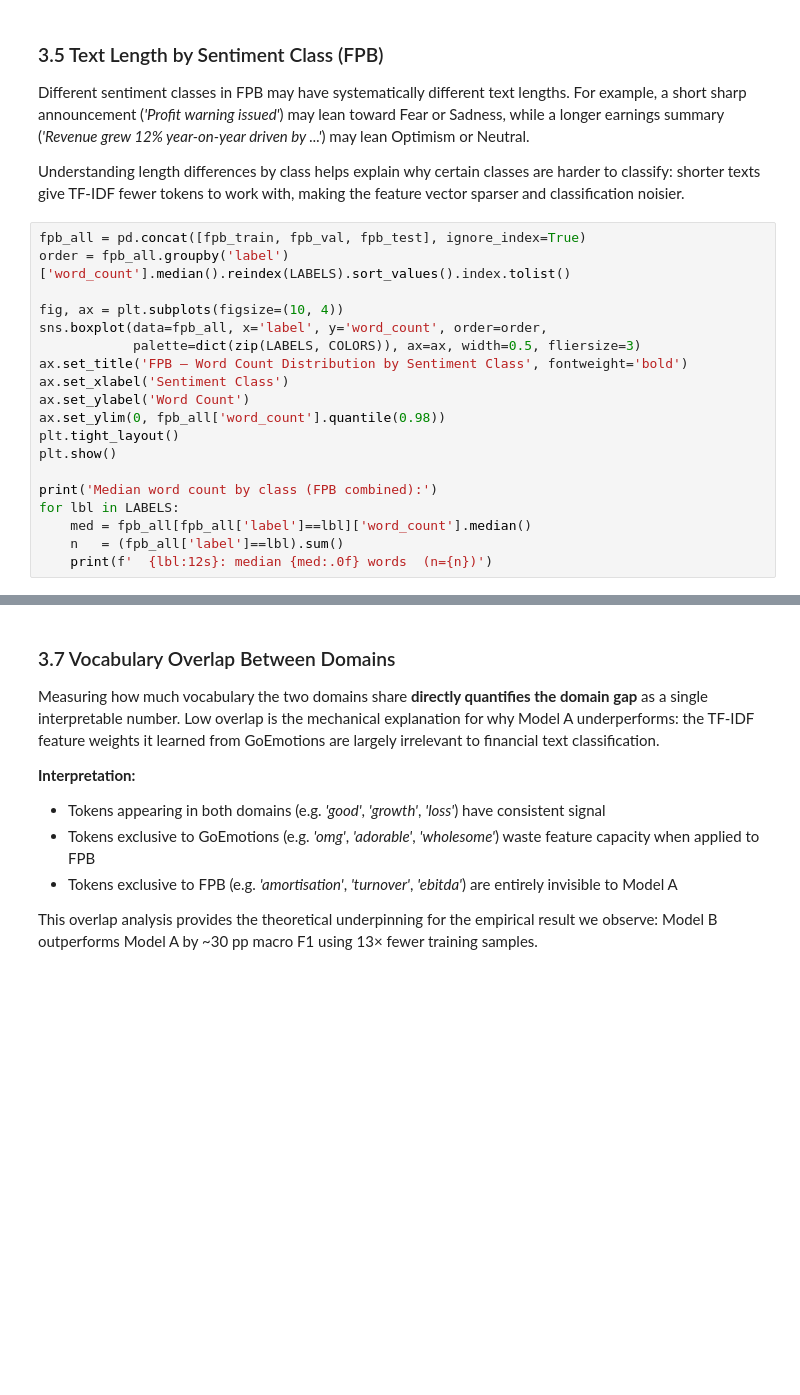
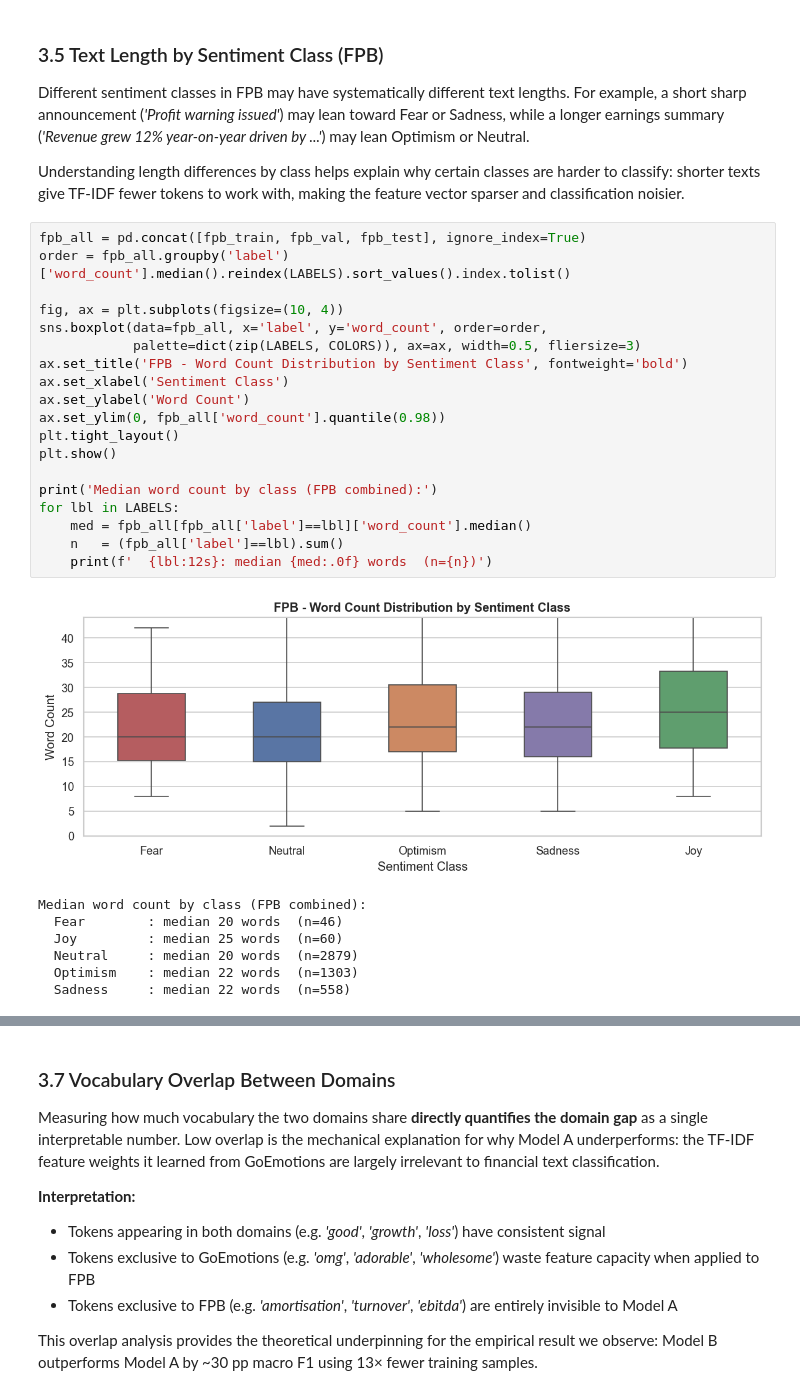
Before and after one commit to Kevinmonitor/TECHNOLOGY-DESIGN-PROJECT, a Jupyter notebook: notebooks/baseline_modelling.ipynb, the cells around one changed output, grey strips where cells are left out. Saved outputs shown, nothing was run; the diff lists cells and outputs as text; blank space fills up the shorter version.

```diff
--- a/notebooks/baseline_modelling.ipynb
+++ b/notebooks/baseline_modelling.ipynb
@@ -350,22 +395,30 @@ Understanding length differences by class helps explain why certain classes are
 # %%
 fpb_all = pd.concat([fpb_train, fpb_val, fpb_test], ignore_index=True)
 order = fpb_all.groupby('label')['word_count'].median().reindex(LABELS).sort_values().index.tolist()
 
 fig, ax = plt.subplots(figsize=(10, 4))
 sns.boxplot(data=fpb_all, x='label', y='word_count', order=order,
             palette=dict(zip(LABELS, COLORS)), ax=ax, width=0.5, fliersize=3)
-ax.set_title('FPB — Word Count Distribution by Sentiment Class', fontweight='bold')
+ax.set_title('FPB - Word Count Distribution by Sentiment Class', fontweight='bold')
 ax.set_xlabel('Sentiment Class')
 ax.set_ylabel('Word Count')
 ax.set_ylim(0, fpb_all['word_count'].quantile(0.98))
 plt.tight_layout()
 plt.show()
 
 print('Median word count by class (FPB combined):')
 for lbl in LABELS:
     med = fpb_all[fpb_all['label']==lbl]['word_count'].median()
     n   = (fpb_all['label']==lbl).sum()
     print(f'  {lbl:12s}: median {med:.0f} words  (n={n})')
+# %% [output]
+[figure, added]
+Median word count by class (FPB combined):
+  Fear        : median 20 words  (n=46)
+  Joy         : median 25 words  (n=60)
+  Neutral     : median 20 words  (n=2879)
+  Optimism    : median 22 words  (n=1303)
+  Sadness     : median 22 words  (n=558)
 # %% [markdown]
 ### 3.6 Sample Texts by Class
 
```
Also changed, not shown: parts of 88 cells of this notebook, 1 other file.
